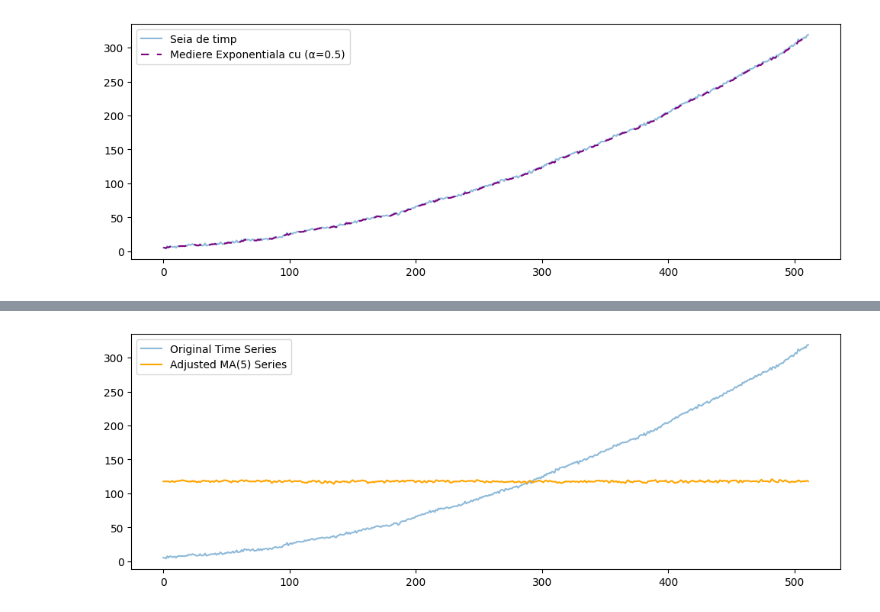
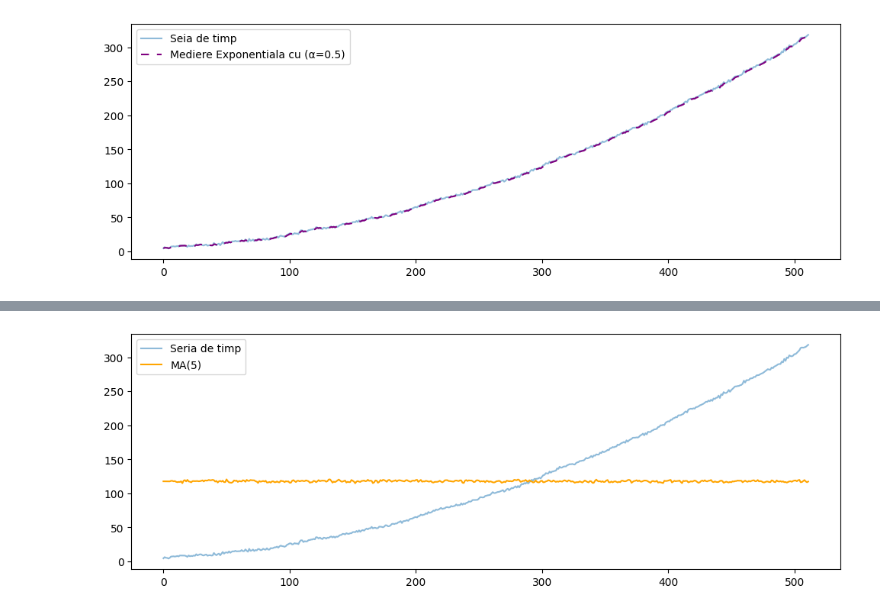
Before and after one commit to GVolter/Procesarea-Semnalelor-FMI, a Jupyter notebook: Laborator09/lab09.ipynb, the cells around one changed output, grey strips where cells are left out. Drawn from its saved outputs; the diff is of its cells as text; code cells hidden in the pictures.

```diff
--- a/Laborator09/lab09.ipynb
+++ b/Laborator09/lab09.ipynb
@@ -77,21 +79,22 @@ optimal_alpha
 # %%
+# o incercare de model de ma, nu inteleg daca trebuia facut manual
 q = 5
 
 estimated_mean = np.mean(time_series)
 
 theta1 = 0.5
 
 errors = np.random.normal(0, 1, N)
 
-adjusted_ma_series = np.full(N, estimated_mean)
+ma_series = np.full(N, estimated_mean)
 
 for i in range(q, N):
-    adjusted_ma_series[i] += theta1 * errors[i - 1] + errors[i]
+    ma_series[i] += theta1 * errors[i - 1] + errors[i]
 
-fig_adjusted_ma, ax = plt.subplots(figsize=(12, 4))
+fig, ax = plt.subplots(figsize=(12, 4))
 ax.plot(t, time_series, label='Seria de timp', alpha=0.5)
-ax.plot(t, adjusted_ma_series, label=f'MA({q})', color='orange')
+ax.plot(t, ma_series, label=f'MA({q})', color='orange')
 ax.legend()
 plt.show()
 # %% [output]
-[figure, old version]
+[figure, new version]
```
Also changed, not shown: parts of 4 cells of this notebook.
